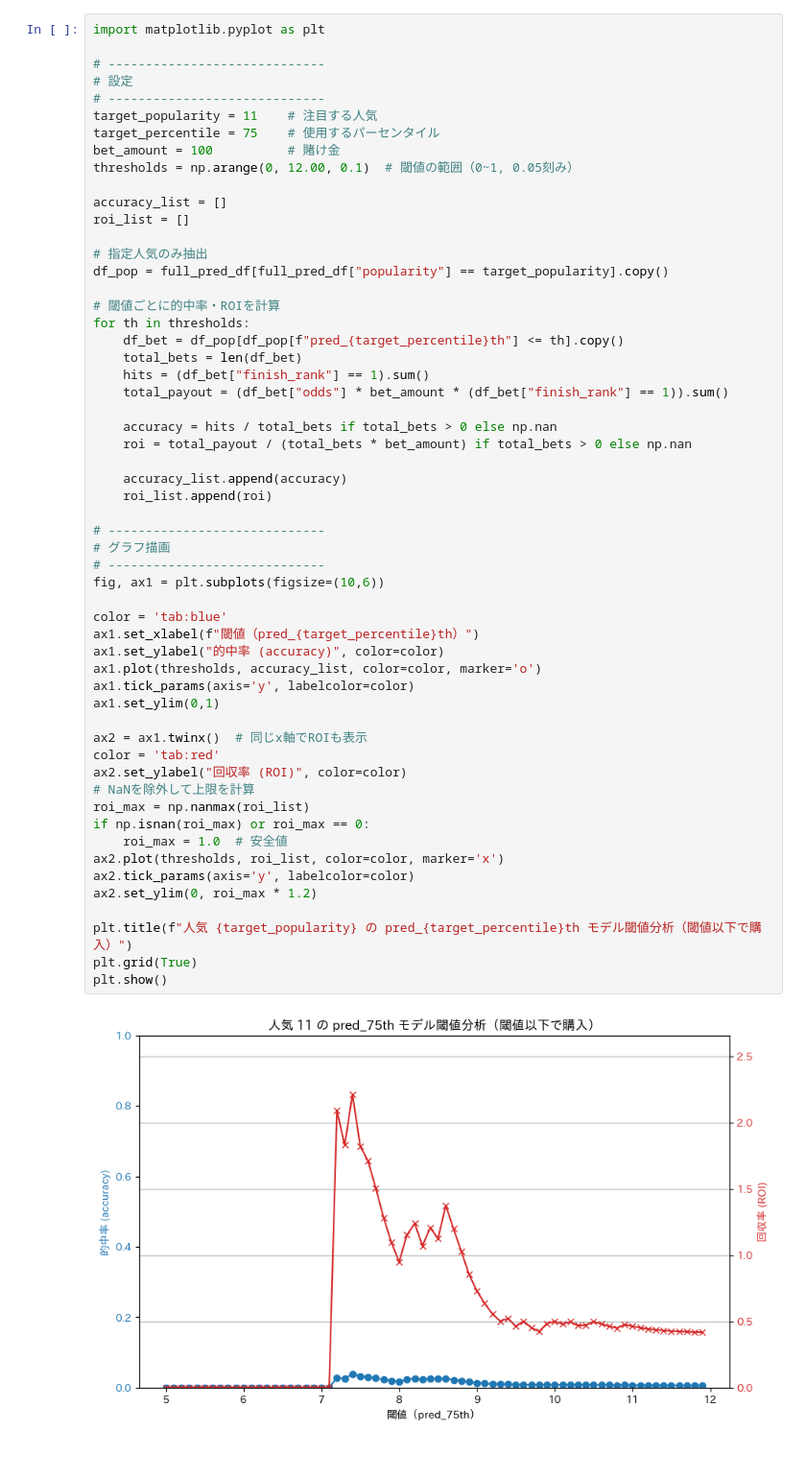
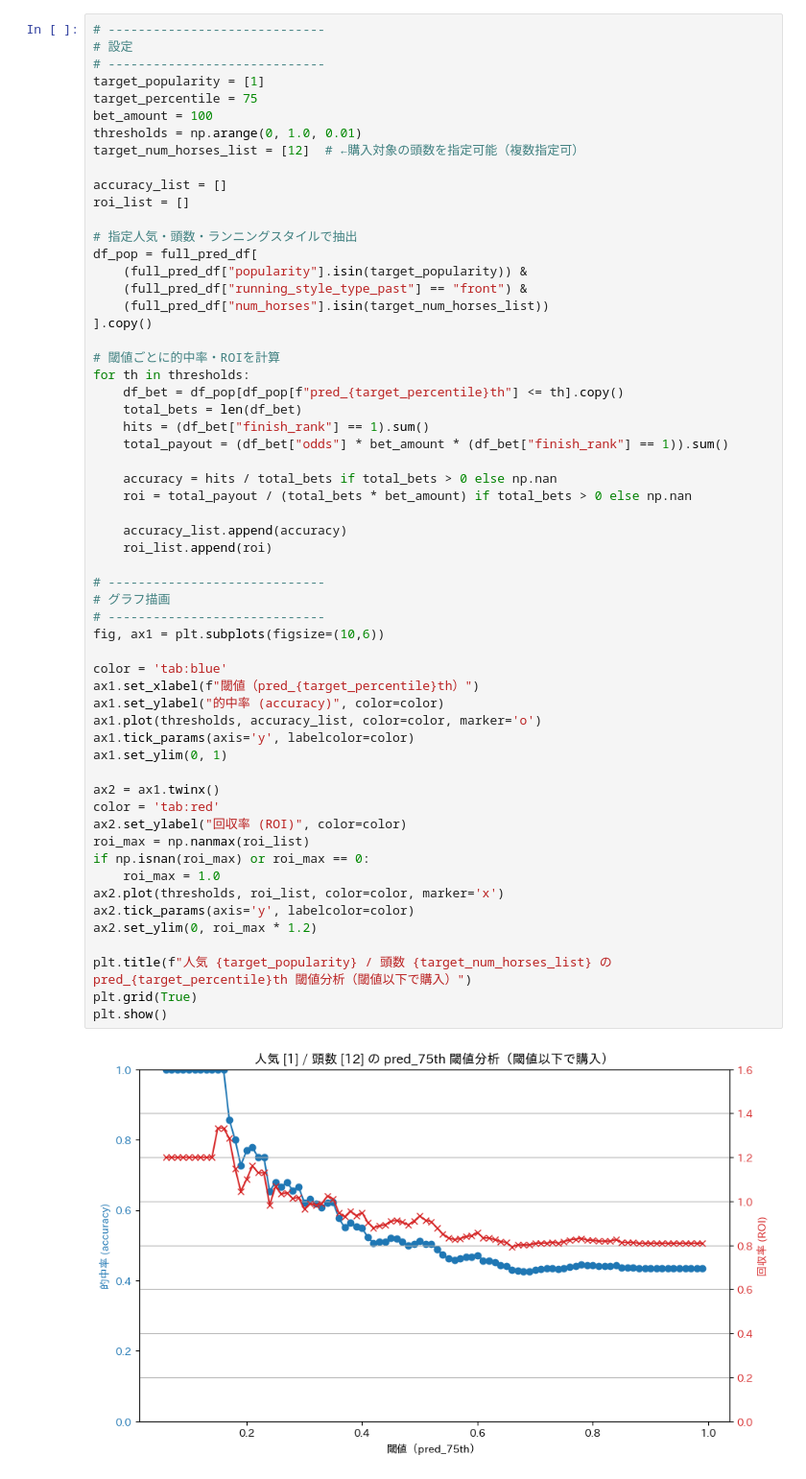
Before and after one commit to anniereon/keiba_ml, a Jupyter notebook: 上位に入る確率を予想して的中率や回収率の改善に繋げたい_パーセンタイル拡張.ipynb, the cells around one changed output. Shown at 96% size. Drawn from its saved outputs; the diff is of its cells as text.

```diff
--- a/上位に入る確率を予想して的中率や回収率の改善に繋げたい_パーセンタイル拡張.ipynb
+++ b/上位に入る確率を予想して的中率や回収率の改善に繋げたい_パーセンタイル拡張.ipynb
@@ -907,19 +854,22 @@ full_pred_df.to_csv(f"C:\\Users\\ryo\\Downloads\\full_pred_df.csv", index=False,
 # %%
-import matplotlib.pyplot as plt
-
 # -----------------------------
 # 設定
 # -----------------------------
-target_popularity = 11    # 注目する人気
-target_percentile = 75    # 使用するパーセンタイル
-bet_amount = 100          # 賭け金
-thresholds = np.arange(0, 12.00, 0.1)  # 閾値の範囲（0~1, 0.05刻み）
+target_popularity = [1]
+target_percentile = 75
+bet_amount = 100
+thresholds = np.arange(0, 1.0, 0.01)
+target_num_horses_list = [12]  # ←購入対象の頭数を指定可能（複数指定可）
 
 accuracy_list = []
 roi_list = []
 
-# 指定人気のみ抽出
-df_pop = full_pred_df[full_pred_df["popularity"] == target_popularity].copy()
+# 指定人気・頭数・ランニングスタイルで抽出
+df_pop = full_pred_df[
+    (full_pred_df["popularity"].isin(target_popularity)) &
+    (full_pred_df["running_style_type_past"] == "front") &
+    (full_pred_df["num_horses"].isin(target_num_horses_list))
+].copy()
 
 # 閾値ごとに的中率・ROIを計算
 for th in thresholds:
@@ -929,36 +879,35 @@ for th in thresholds:
     total_payout = (df_bet["odds"] * bet_amount * (df_bet["finish_rank"] == 1)).sum()
 
     accuracy = hits / total_bets if total_bets > 0 else np.nan
     roi = total_payout / (total_bets * bet_amount) if total_bets > 0 else np.nan
 
     accuracy_list.append(accuracy)
     roi_list.append(roi)
 
 # -----------------------------
 # グラフ描画
 # -----------------------------
 fig, ax1 = plt.subplots(figsize=(10,6))
 
 color = 'tab:blue'
 ax1.set_xlabel(f"閾値（pred_{target_percentile}th）")
 ax1.set_ylabel("的中率 (accuracy)", color=color)
 ax1.plot(thresholds, accuracy_list, color=color, marker='o')
 ax1.tick_params(axis='y', labelcolor=color)
-ax1.set_ylim(0,1)
+ax1.set_ylim(0, 1)
 
-ax2 = ax1.twinx()  # 同じx軸でROIも表示
+ax2 = ax1.twinx()
 color = 'tab:red'
 ax2.set_ylabel("回収率 (ROI)", color=color)
-# NaNを除外して上限を計算
 roi_max = np.nanmax(roi_list)
 if np.isnan(roi_max) or roi_max == 0:
-    roi_max = 1.0  # 安全値
+    roi_max = 1.0
 ax2.plot(thresholds, roi_list, color=color, marker='x')
 ax2.tick_params(axis='y', labelcolor=color)
 ax2.set_ylim(0, roi_max * 1.2)
 
-plt.title(f"人気 {target_popularity} の pred_{target_percentile}th モデル閾値分析（閾値以下で購入）")
+plt.title(f"人気 {target_popularity} / 頭数 {target_num_horses_list} の pred_{target_percentile}th 閾値分析（閾値以下で購入）")
 plt.grid(True)
 plt.show()
 # %% [output]
-[figure, old version]
+[figure, new version]
```
Also changed, not shown: parts of 4 cells of this notebook.
